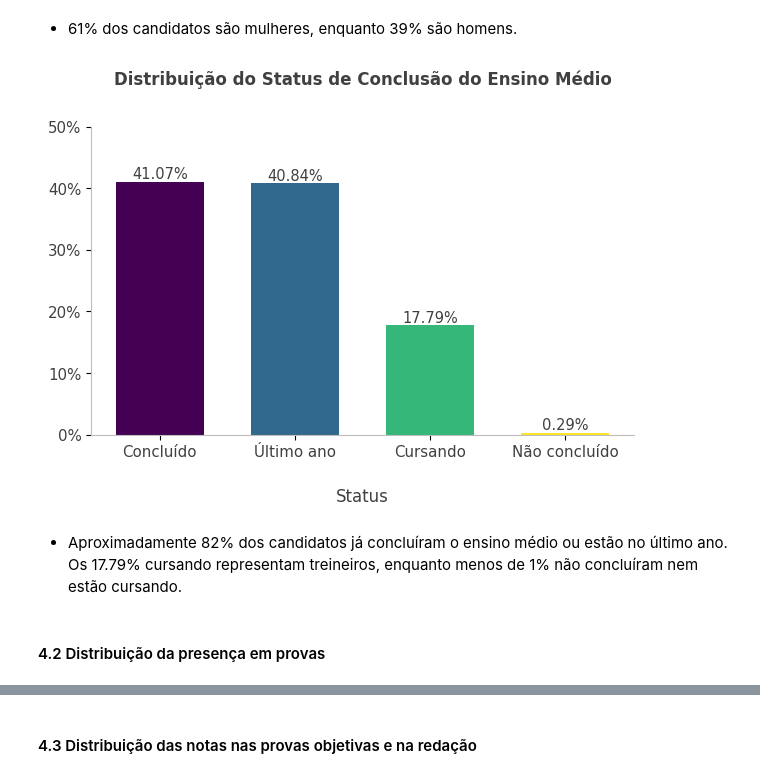
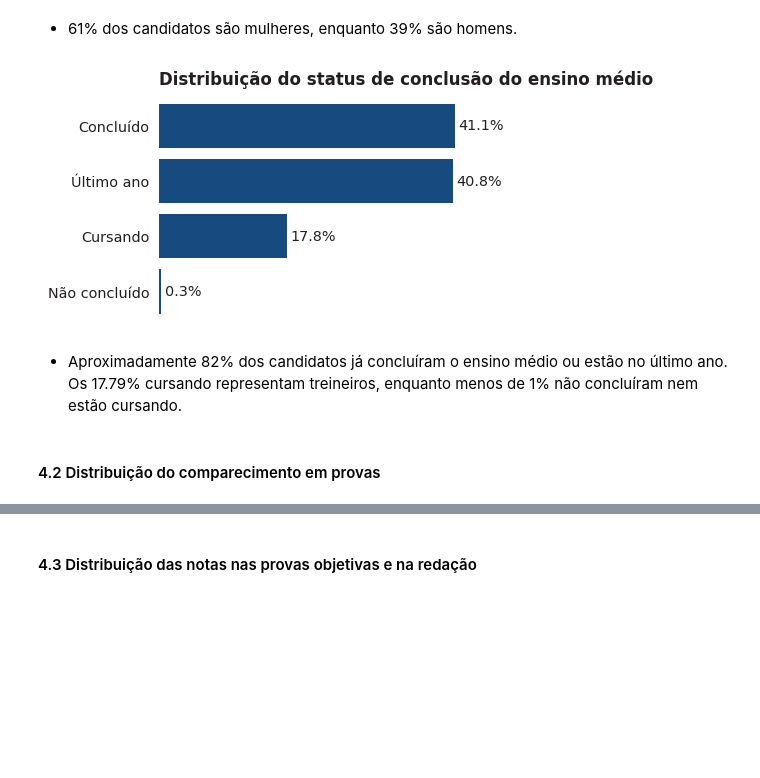
Before and after one commit to allmeidaapedro/Enem-Analysis, a Jupyter notebook: notebooks/2_eda.ipynb, the cells around one changed output, grey strips where cells are left out. Drawn from its saved outputs; the diff is of its cells as text; code cells hidden in the pictures; blank space fills up the shorter version.

```diff
--- a/notebooks/2_eda.ipynb
+++ b/notebooks/2_eda.ipynb
@@ -268,28 +360,16 @@ plt.show()
 # %% [markdown]
 - 61% dos candidatos são mulheres, enquanto 39% são homens.
-# %%
-# Grouping the data by sex.
-st_grouped = performance_df.groupby(['status_conclusao_ensino_medio'])[['status_conclusao_ensino_medio']].count().rename(columns={'status_conclusao_ensino_medio': 'count'}).reset_index().sort_values(by=['count'], ascending=False)
-st_grouped['pct'] = round(st_grouped['count'] / np.sum(st_grouped['count']) * 100, 2)
-
-# Plotting and customizing.
-colors = plt.cm.viridis(np.linspace(0, 1, len(st_grouped)))
-fig, ax = plt.subplots(figsize=(7, 4))
-bars = ax.bar(x=st_grouped['status_conclusao_ensino_medio'], height=st_grouped['pct'], color=colors, width=0.65)
-for bar, pct in zip(bars, st_grouped['pct']):
-    ax.text(bar.get_x() + bar.get_width() / 2, bar.get_height() + 0.5, f'{pct}%', ha='center', color=CINZA2, fontsize=10.5)
-ax.set_title('Distribuição do Status de Conclusão do Ensino Médio', color=CINZA2, fontweight='bold', fontsize=12, pad=30)
-ax.set_xlabel('Status', labelpad=20, color=CINZA2, fontsize=12)
-ax.set_xticks(ticks=st_grouped['status_conclusao_ensino_medio'], labels=st_grouped['status_conclusao_ensino_medio'], color=CINZA2, fontsize=10.8)
-ax.set_yticks(ticks=np.arange(0, 51, 10), labels=['0%', '10%', '20%', '30%', '40%', '50%'] , color=CINZA2, fontsize=10.8)
-ax.spines['top'].set_visible(False)
-ax.spines['right'].set_visible(False)
-ax.spines['left'].set_color(CINZA9)
-ax.spines['bottom'].set_color(CINZA9)
-plt.show()
-# %% [output]
-[figure, removed]
+# %%
+# Grouping the data by sex.
+st_grouped = performance_df.groupby(['status_conclusao_ensino_medio'])[['status_conclusao_ensino_medio']].count().rename(columns={'status_conclusao_ensino_medio': 'count'}).reset_index().sort_values(by=['count'], ascending=False)
+st_grouped['pct'] = round(st_grouped['count'] / np.sum(st_grouped['count']) * 100, 2)
+
+barh_plot(st_grouped, 'status_conclusao_ensino_medio', 'pct',
+          title='Distribuição do status de conclusão do ensino médio',
+          ytick_range=(range(len(st_grouped))), invert_yaxis=True, figsize=(4, 3))
+# %% [output]
+[figure, added]
 # %% [markdown]
 - Aproximadamente 82% dos candidatos já concluíram o ensino médio ou estão no último ano. Os 17.79% cursando representam treineiros, enquanto menos de 1% não concluíram nem estão cursando.
 # %% [markdown]
-#### 4.2 Distribuição da presença em provas
+#### 4.2 Distribuição do comparecimento em provas
```
Also changed, not shown: parts of 21 cells of this notebook, 4 other files.
